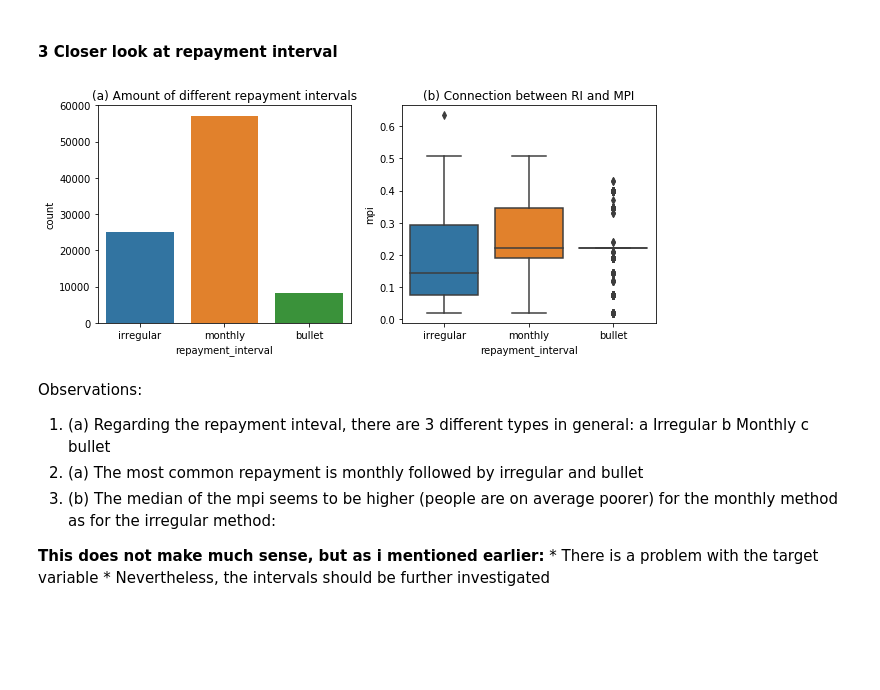
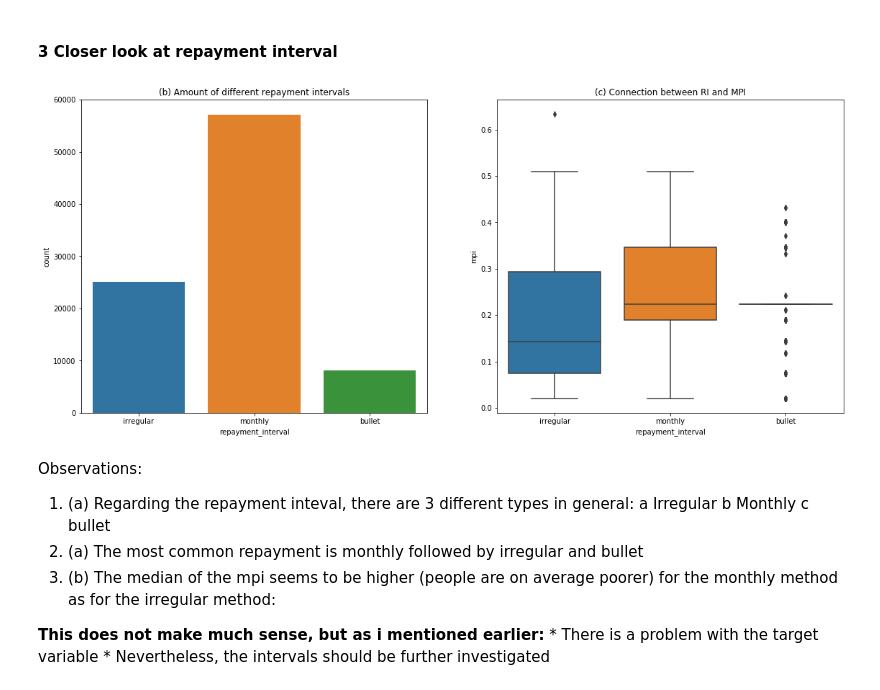
Before and after one commit to StefanWoBa/Project--Kiva, a Jupyter notebook: 02 KIVA - EDA.ipynb, the cells around one changed output. Drawn from its saved outputs; the diff is of its cells as text; code cells hidden in the pictures; blank space fills up the shorter version.

```diff
--- a/02 KIVA - EDA.ipynb
+++ b/02 KIVA - EDA.ipynb
@@ -154,14 +161,14 @@ Observations:
 #### 3 Closer look at repayment interval
 # %%
 ####HOW MANY and Connection to MPI:
-fig, axs = plt.subplots(ncols=2, sharex=True, figsize=(10,4))
+fig, axs = plt.subplots(ncols=2, sharex=True, figsize=(19,8))
 sns.countplot(x='repayment_interval', data=df_kiva,
-              ax=axs[0]).set_title('(a) Amount of different repayment intervals')
+              ax=axs[0]).set_title('(b) Amount of different repayment intervals')
 
 sns.boxplot(x='repayment_interval', y='mpi', data=df_kiva,
-            ax=axs[1]).set_title('(b) Connection between RI and MPI');
+            ax=axs[1]).set_title('(c) Connection between RI and MPI');
 # %% [output]
-[figure, old version]
+[figure, new version]
 # %% [markdown]
 Observations:
    1. (a) Regarding the repayment inteval, there are 3 different types in general:
```
Also changed, not shown: parts of 10 cells of this notebook, 2 other files.
